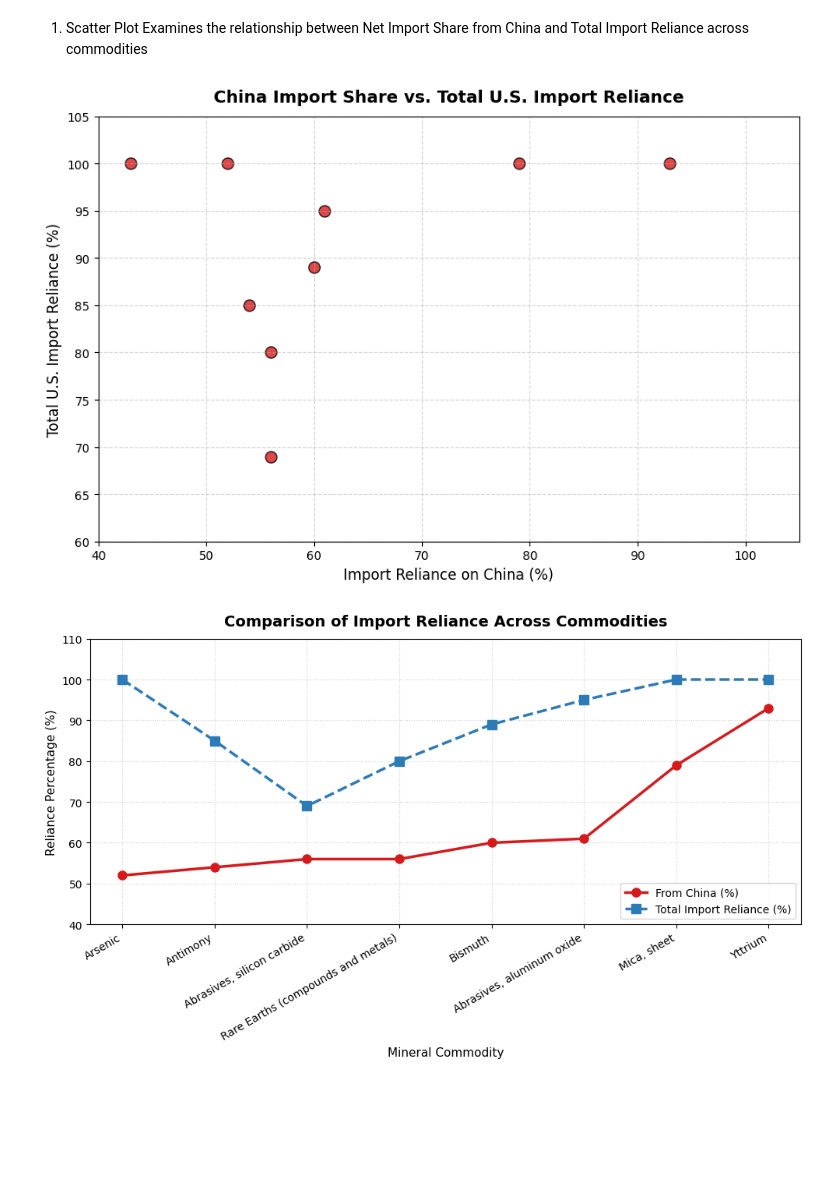
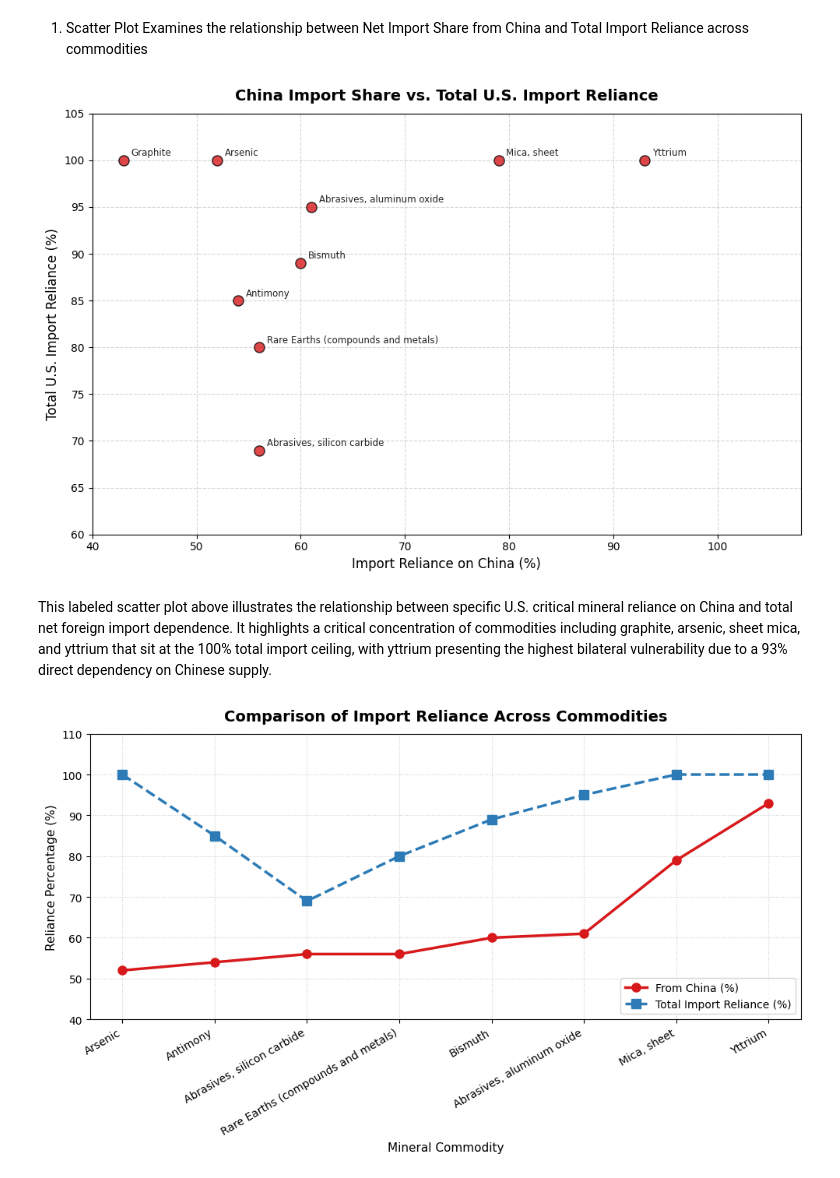
Before and after one commit to prnakyazze94/Data-602, a Jupyter notebook: Assignment8.ipynb, the cells around one changed output. Drawn from its saved outputs; the diff is of its cells as text; code cells hidden in the pictures; blank space fills up the shorter version.

```diff
--- a/Assignment8.ipynb
+++ b/Assignment8.ipynb
@@ -768,29 +763,45 @@ plt.show()
 1. Scatter Plot
 Examines the relationship between Net Import Share from China and Total Import Reliance across commodities
 # %%
+fig, ax = plt.subplots(figsize=(10, 6.5))
 
-
-plt.figure(figsize=(9, 6))
-plt.scatter(
+# Scatter plot
+ax.scatter(
     ch_mineral_data["From_China"],
     ch_mineral_data["Total_import_reliance"],
     color="#d7191c",
     s=90,
     edgecolor="black",
-    alpha=0.8
+    alpha=0.8,
+    zorder=3
 )
 
-plt.title("China Import Share vs. Total U.S. Import Reliance", fontsize=14, fontweight="bold", pad=12)
-plt.xlabel("Import Reliance on China (%)", fontsize=12)
-plt.ylabel("Total U.S. Import Reliance (%)", fontsize=12)
-plt.xlim(40, 105)
-plt.ylim(60, 105)
-plt.grid(True, linestyle="--", alpha=0.5)
+# Add mineral names next to each scatter dot
+for _, row in ch_mineral_data.iterrows():
+    ax.annotate(
+        row["Mineral"],
+        xy=(row["From_China"], row["Total_import_reliance"]),
+        xytext=(7, 4),  # 7 points right, 4 points up from marker center
+        textcoords="offset points",
+        fontsize=8.5,
+        fontweight="medium",
+        color="#222222"
+    )
+
+# Formatting and layout
+ax.set_title("China Import Share vs. Total U.S. Import Reliance", fontsize=14, fontweight="bold", pad=12)
+ax.set_xlabel("Import Reliance on China (%)", fontsize=12)
+ax.set_ylabel("Total U.S. Import Reliance (%)", fontsize=12)
+ax.set_xlim(40, 108)  # Extended slightly to prevent text clipping on the right
+ax.set_ylim(60, 105)
+ax.grid(True, linestyle="--", alpha=0.5, zorder=0)
 
 plt.tight_layout()
 plt.show()
 # %% [output]
-[figure, old version]
+[figure, new version]
+# %% [markdown]
+This labeled scatter plot above  illustrates the relationship between specific U.S. critical mineral reliance on China and total net foreign import dependence. It highlights a critical concentration of commodities including graphite, arsenic, sheet mica, and yttrium that sit at the 100% total import ceiling, with yttrium presenting the highest bilateral vulnerability due to a 93% direct dependency on Chinese supply.
 # %%
 
 
```
Also changed, not shown: parts of 11 cells of this notebook.
